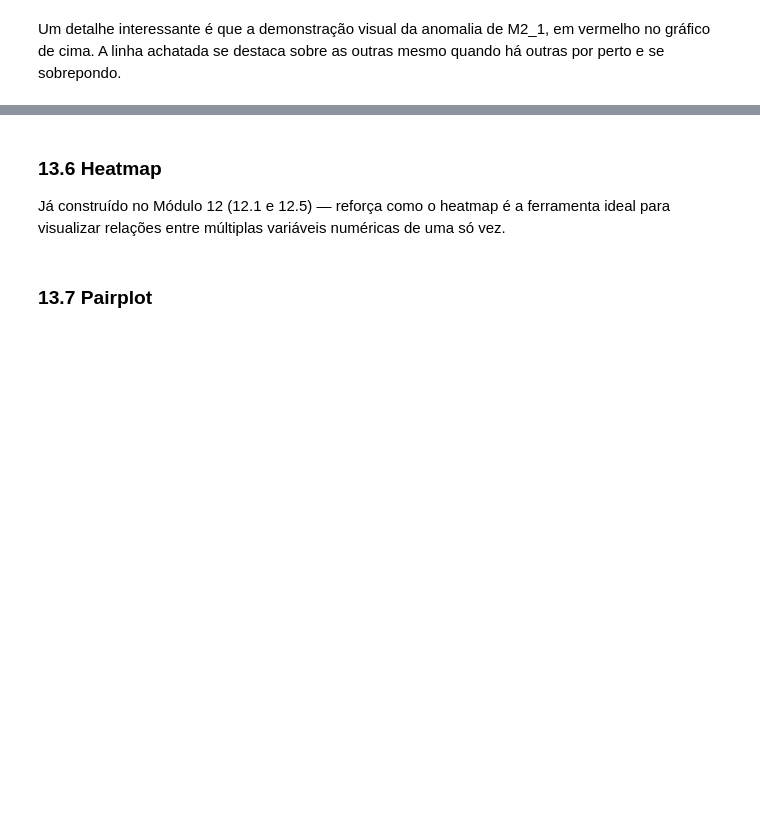
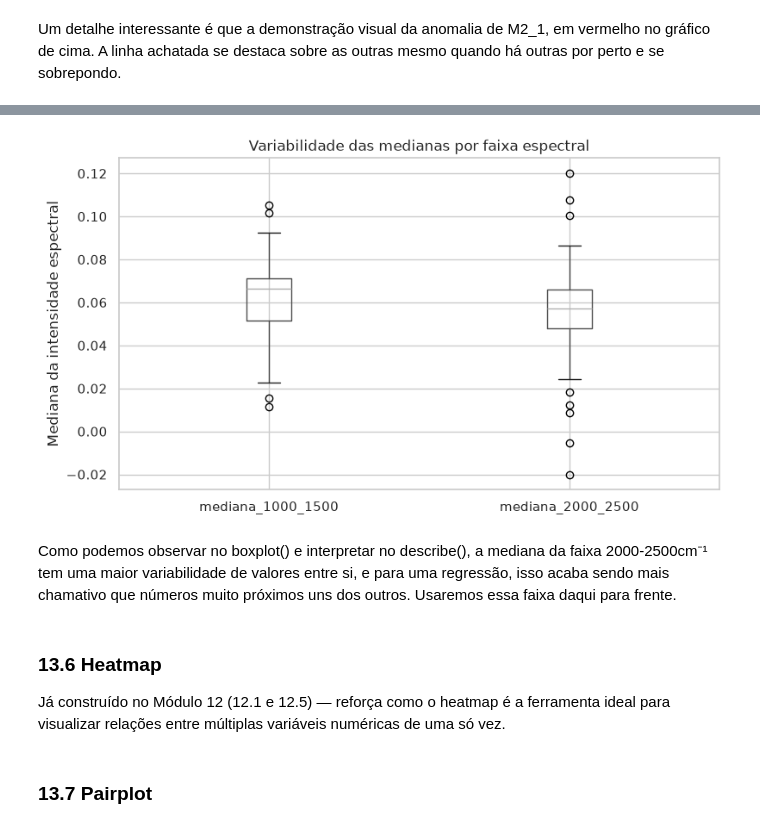
Before and after one commit to Juan-Vyctor/IA, a Jupyter notebook: atividade1/analise_espectros.ipynb, the cells around one changed output, grey strips where cells are left out. Cells and saved outputs as stored; diff of their text form; code cells hidden in the pictures; blank space fills up the shorter version.

Commit message:
comeco da definicao de variaveis de regressao

```diff
--- a/atividade1/analise_espectros.ipynb
+++ b/atividade1/analise_espectros.ipynb
@@ -970,2 +980,20 @@ plt.show()
 # %% [markdown]
 Um detalhe interessante é que a demonstração visual da anomalia de M2_1, em vermelho no gráfico de cima. A linha achatada se destaca sobre as outras mesmo quando há outras por perto e se sobrepondo.
+# %%
+faixas = {
+    "mediana_1000_1500": (1000, 1500),
+    "mediana_2000_2500": (2000, 2500)
+}
+
+medianas_faixas = {}
+
+for nome, (inicio, fim) in faixas.items():
+    valores_faixa = dataframe[
+        (dataframe["wavenumber"] >= inicio) &
+        (dataframe["wavenumber"] <= fim)
+    ]
+
+    medianas_faixas[nome] = valores_faixa[variaveis_numericas].median()
+
+medianas_faixas = pd.DataFrame(medianas_faixas)
+medianas_faixas.describe()
@@ -972,3 +1010,12 @@ Um detalhe interessante é que a demonstração visual da anomalia de M2_1, em v
+# %%
+medianas_faixas.boxplot()
+plt.ylabel("Mediana da intensidade espectral")
+plt.title("Variabilidade das medianas por faixa espectral")
+plt.show()
+# %% [output]
+[figure, added]
+# %% [markdown]
+Como podemos observar no boxplot() e interpretar no describe(), a mediana da faixa 2000-2500cm⁻¹ tem uma maior variabilidade de valores entre si, e para uma regressão, isso acaba sendo mais chamativo que números muito próximos uns dos outros. Usaremos essa faixa daqui para frente.
 # %% [markdown]
 ### 13.6 Heatmap
 
```
Also changed, not shown: parts of 3 cells of this notebook.
